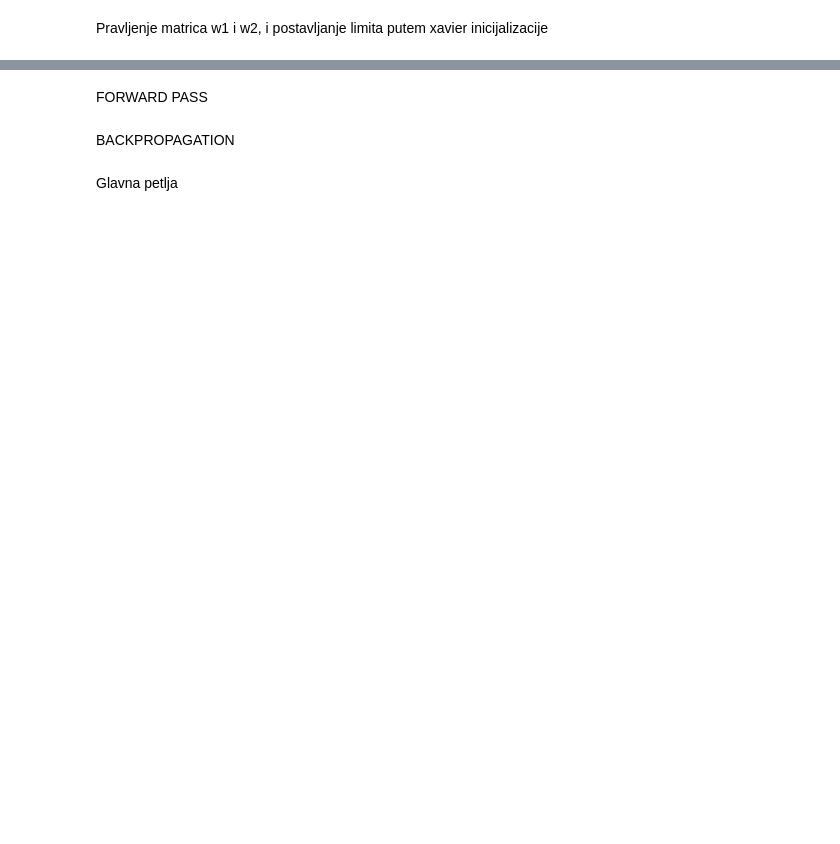
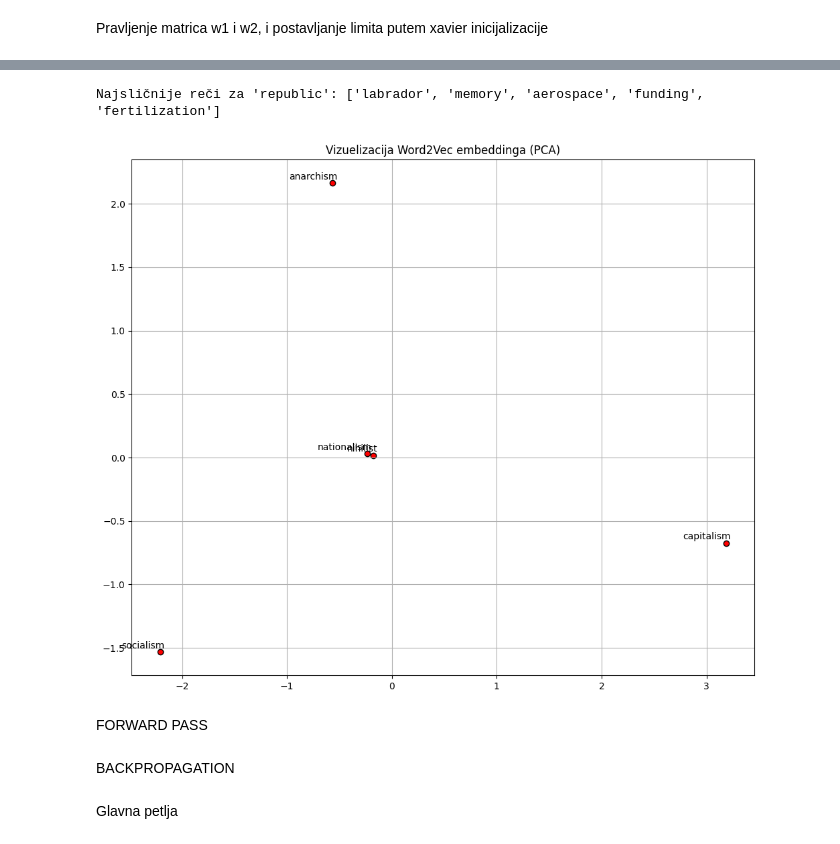
Before and after one commit to ejkej47/Word2vec-from-scratch, a Jupyter notebook: main.ipynb, the cells around one changed output, grey strips where cells are left out. Drawn from its saved outputs; the diff is of its cells as text; code cells hidden in the pictures; blank space fills up the shorter version.

```diff
--- a/main.ipynb
+++ b/main.ipynb
@@ -16,7 +17,6 @@ Pravljenje vokabulara i njegovog inverza.
 # %%
 import collections
 
-sample = next((iter(dataset)))[:1000]
 count = collections.Counter(sample)
 
 vocab = {}
@@ -34,7 +34,7 @@ print(inverse_vocab)
 # %% [markdown]
 Pravljenje windowa(indeksiranje, tj. pravljenje parova po ID)
 # %%
-window_size = 5
+window_size = 2
 training_pairs = []
 
 for i in range(len(sample)):
@@ -51,6 +51,8 @@ for i in range(len(sample)):
         pair_word_id = vocab[sample[j]]
         training_pairs.append((center_word_id, pair_word_id))
 
+training_pairs = np.array(training_pairs)
+
 print(f"Ukupno parova: {len(training_pairs)}")
 print(f"Prvih 20 parova (ID, ID): {training_pairs[:20]}")
 # %% [output]
@@ -77,0 +95,10 @@ W2 (Vektor x Vokabular): (10, 442)
+# %%
+word_counts_arr = np.array([count[inverse_vocab[i]] for i in range(vocab_size)])
+probs = word_counts_arr**0.75
+probs /= probs.sum()
+# %%
+vector_size = 100       # Povećano za bolji kvalitet
+batch_size = 512       # Optimalno za brzinu
+epochs = 20
+learning_rate = 0.05
+num_neg_samples = 5   #
@@ -78,3 +194,46 @@ W2 (Vektor x Vokabular): (10, 442)
+# %%
+rec= 'republic'
+print(f"\nNajsličnije reči za '{rec}':", most_similar(rec))
+# %% [output]
+Najsličnije reči za 'republic': ['labrador', 'memory', 'aerospace', 'funding', 'fertilization']
+# %%
+import matplotlib.pyplot as plt
+
+def plot_pca(W, words_to_plot):
+    # 1. Izdvajamo vektore za izabrane reči
+    word_indices = [vocab[w] for w in words_to_plot if w in vocab]
+    X = W[word_indices]
+
+    # 2. PCA "peške" pomoću SVD (Singular Value Decomposition)
+    # Centriramo podatke (oduzmemo prosek)
+    X_centered = X - np.mean(X, axis=0)
+
+    # SVD dekompozicija
+    # U su leve singularne vektore, s su singularne vrednosti
+    U, s, Vt = np.linalg.svd(X_centered)
+
+    # Uzimamo prve dve glavne komponente (2D)
+    X_pca = X_centered.dot(Vt.T[:, :2])
+
+    # 3. Crtanje
+    plt.figure(figsize=(12, 10))
+    plt.scatter(X_pca[:, 0], X_pca[:, 1], edgecolors='k', c='red')
+
+    for i, word in enumerate(words_to_plot):
+        if word in vocab:
+            plt.annotate(word, xy=(X_pca[i, 0], X_pca[i, 1]), xytext=(5, 2),
+                         textcoords='offset points', ha='right', va='bottom')
+
+    plt.title("Vizuelizacija Word2Vec embeddinga (PCA)")
+    plt.grid(True)
+    plt.show()
+
+# Izaberi reči koje želiš da vidiš na grafiku
+test_words = ['anarchism', 'nihilist', 'nationalism', 'socialism', 'capitalism', ]
+
+plot_pca(W1, test_words)
+# %% [output]
+[figure, added]
 # %% [markdown]
 FORWARD PASS
 # %%
```
Also changed, not shown: parts of 12 cells of this notebook.
